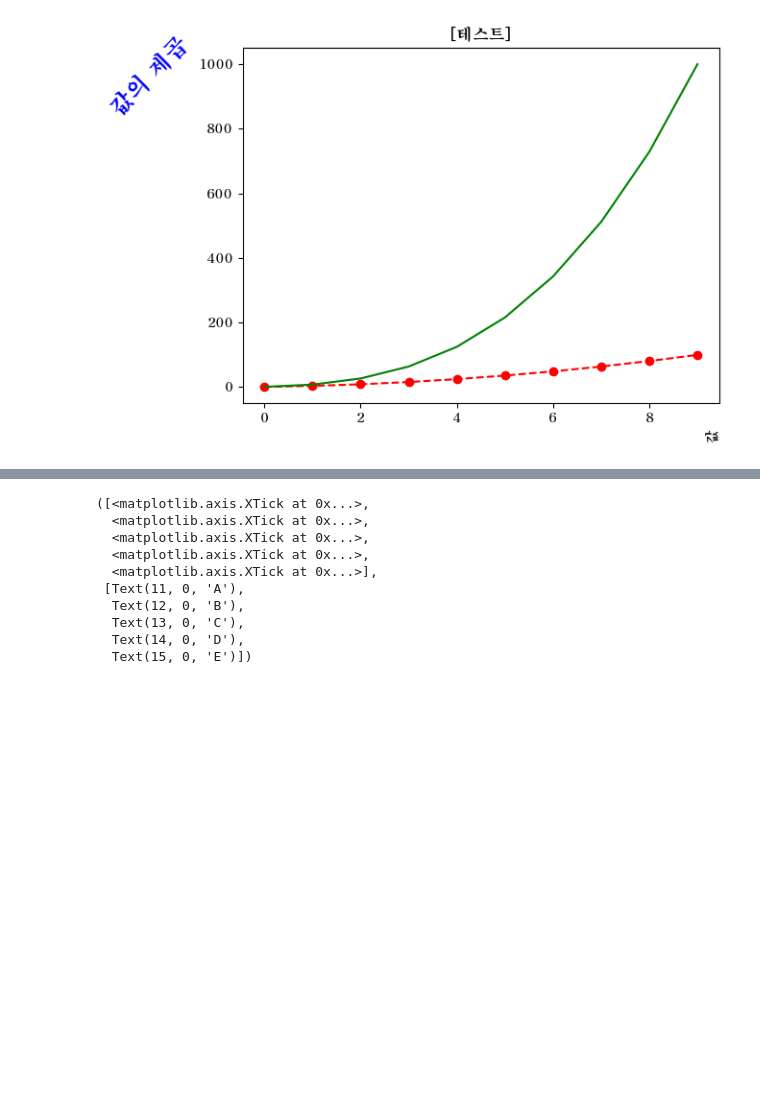
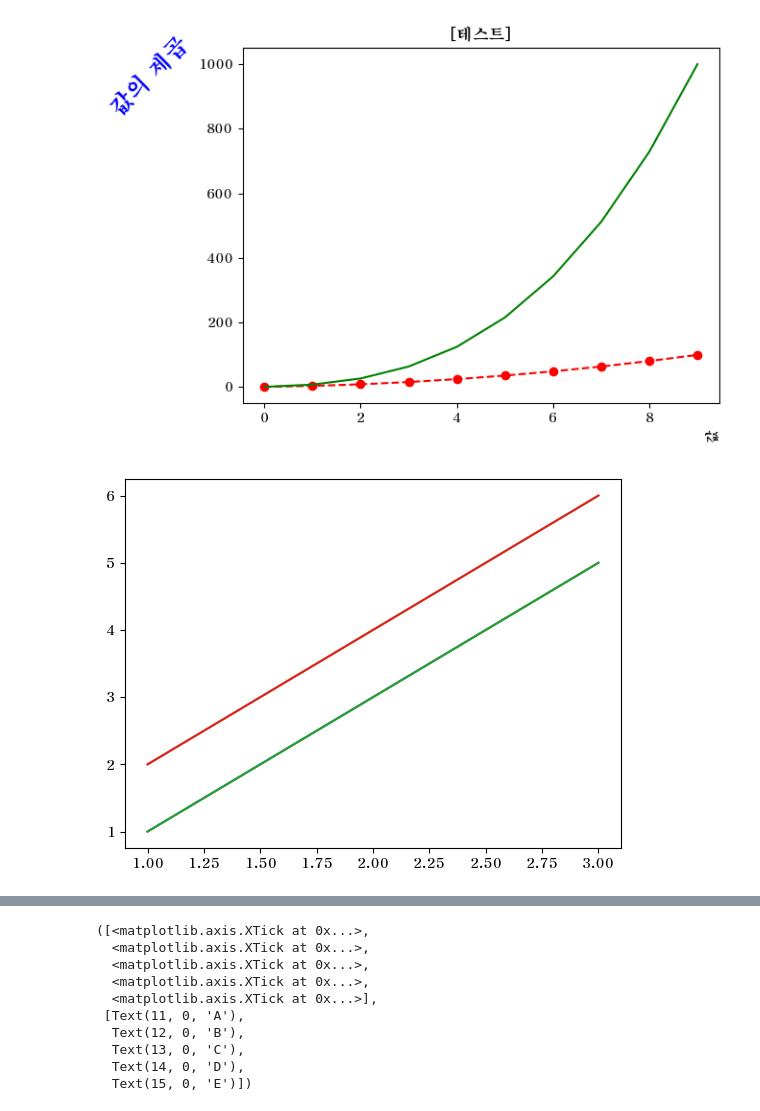
Before and after one commit to noah2397/KDT-matplotlib, a Jupyter notebook: DAY_06/ex_03_graph-checkpoint.ipynb, the cells around one changed output, grey strips where cells are left out. Saved outputs shown, nothing was run; the diff lists cells and outputs as text; code cells hidden in the pictures; blank space fills up the shorter version.

```diff
--- a/DAY_06/ex_03_graph-checkpoint.ipynb
+++ b/DAY_06/ex_03_graph-checkpoint.ipynb
@@ -47,3 +47,9 @@ plt.ylabel("값의 제곱", loc="top",fontsize="xx-large", color='blue', rotatio
 # %% [output]
 Text(0, 1, '값의 제곱')
 [figure]
+# %%
+x = [1, 2, 3]
+y = np.array([[1, 2], [3, 4], [5, 6]])
+plt.plot(x, y)
+# %% [output]
+[figure, added]
```
Also changed, not shown: parts of 1 cell of this notebook, 8 other files.
